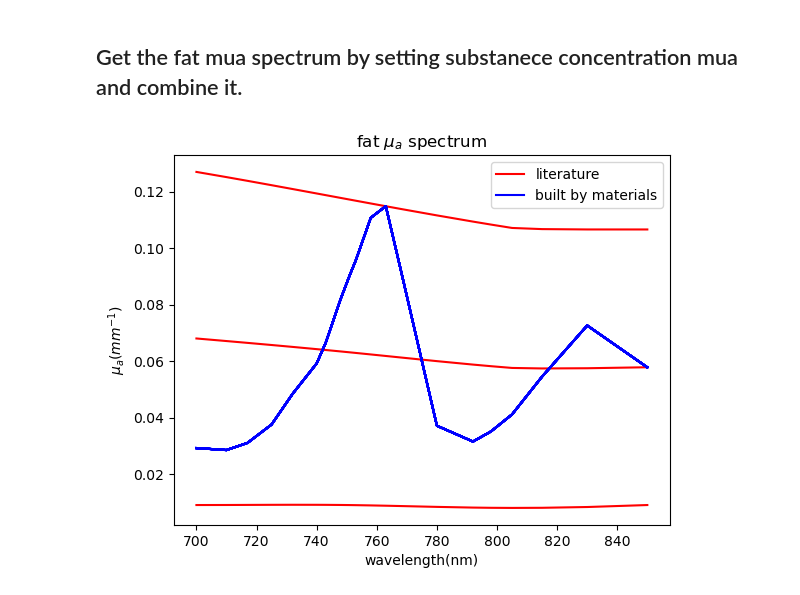
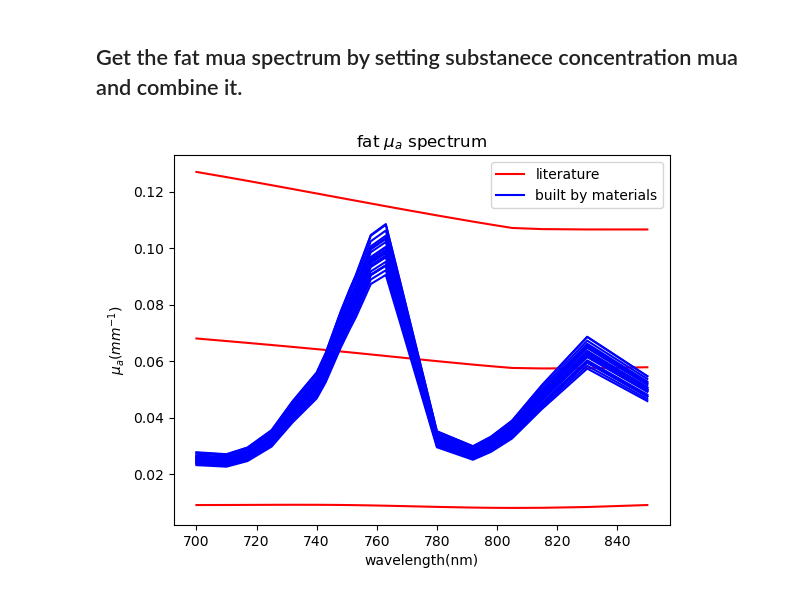
Before and after one commit to YHTsai9688/IJV_tissueChange, a Jupyter notebook: prediction_model/gen_tissue_with_blood_mua_spec.ipynb, the cells around one changed output. Saved outputs shown, nothing was run; the diff lists cells and outputs as text; code cells hidden in the pictures.

```diff
--- a/prediction_model/gen_tissue_with_blood_mua_spec.ipynb
+++ b/prediction_model/gen_tissue_with_blood_mua_spec.ipynb
@@ -77,17 +86,23 @@ water = file['water'].to_numpy()
 col = file['col'].to_numpy()
 mel = file['mel'].to_numpy()
 lipid = file['lipid'].to_numpy()
+base_col = col*2
 # %% [markdown]
 ## Get the muscle mua spectrum by setting substanece concentration mua and combine it.
 # %%
 # cal muscle ua
-blood_ratio = 0.015
+blood_ratio_m_list = [0.005, 0.015]
+
+
 muscle_mua = {}
 muscle_mua_plot = np.empty((len(bloodConc), len(SO2_used), len(used_wl)))
 for b_idx, blc in enumerate(bloodConc):
     muscle_mua_save = np.empty((len(SO2_used), len(used_wl)+1)) # record SO2 + wavelength
     for idx, SO2 in enumerate(SO2_used):
-        muscle_mua[f'{tissue}_mua_bloodConc_{blc}'] = (2.303*blood_ratio*blc*(hbo2*SO2+hb*(1-SO2))/64500 + 0.15*col + 0.8*water + 0.05*lipid)*0.1 # 0.1 cm->mm
+
+        blood_ratio = random.uniform(blood_ratio_m_list[0], blood_ratio_m_list[1])
+
+        muscle_mua[f'{tissue}_mua_bloodConc_{blc}'] = (2.303*blood_ratio*blc*(hbo2*SO2+hb*(1-SO2))/64500 + 0.8*col + 0.7*water + base_col)*0.1 # 0.1 cm->mm
         muscle_mua_plot[b_idx][idx] = muscle_mua[f'{tissue}_mua_bloodConc_{blc}']
         muscle_mua_save[idx] = np.array([SO2]+list(muscle_mua[f'{tissue}_mua_bloodConc_{blc}']))
     columns = ['SO2'] + [f'{wl}_nm' for wl in used_wl]
@@ -139,13 +154,24 @@ with open(os.path.join(path, f'{tissue}_mua_spectrum.json'), 'w') as f:
 ## Get the skin mua spectrum by setting substanece concentration mua and combine it.
 # %%
 # cal skin ua
-blood_ratio = 0.001
+blood_ratio_skin_list = [0.001, 0.005]
+f_water_bound_list = [0.66, 0.78] # [ min, max]
+f_mel_bound_list = [0.003, 0.006] # [min, max]
+f_col_bound_list = [0.1, 0.2] # [min, max]
+
 skin_mua = {}
 skin_mua_plot = np.empty((len(bloodConc), len(SO2_used), len(used_wl)))
 for b_idx, blc in enumerate(bloodConc):
     skin_mua_save = np.empty((len(SO2_used), len(used_wl)+1)) # record SO2 + wavelength
     for idx, SO2 in enumerate(SO2_used):
-        skin_mua[f'{tissue}_mua_bloodConc_{blc}'] = (2.303*blood_ratio*blc*((hbo2*SO2+hb*(1-SO2))/64500) + 0.15*col + 0.7*water + 0.01*mel)*0.1
+
+        f_water = random.uniform(f_water_bound_list[0], f_water_bound_list[1])
+        f_mel = random.uniform(f_mel_bound_list[0], f_mel_bound_list[1])
+        f_col = random.uniform(f_col_bound_list[0], f_col_bound_list[1])
+        blood_ratio = random.uniform(blood_ratio_skin_list[0], blood_ratio_skin_list[1])
+
+        skin_mua[f'{tissue}_mua_bloodConc_{blc}'] = (2.303* blood_ratio* blc* ((hbo2*SO2+hb*(1-SO2))/64500) +
+                                                     f_col* col + f_water* water + f_mel* mel)*0.1
         skin_mua_plot[b_idx][idx] = skin_mua[f'{tissue}_mua_bloodConc_{blc}']
         skin_mua_save[idx] = np.array([SO2]+list(skin_mua[f'{tissue}_mua_bloodConc_{blc}']))
     columns = ['SO2'] + [f'{wl}_nm' for wl in used_wl]
@@ -180,7 +206,7 @@ for blc in bloodConc:
     spec = pd.read_csv(os.path.join(path, f"{tissue}_mua_bloodConc_{blc}.csv"))
     spec = spec.to_numpy()
     for s_idx, SO2 in enumerate(SO2_used):
-        skin_mua_spec[f'{tissue}_bloodConc_{blc}_bloodSO2_{SO2}'] = list(spec[s_idx][1:]) # first element(0-index) represent SO2
+        skin_mua_spec[f'{tissue}_bloodSO2_{SO2}'] = list(spec[s_idx][1:]) # first element(0-index) represent SO2
 
 with open(os.path.join(path, f'{tissue}_mua_spectrum.json'), 'w') as f:
     json.dump(skin_mua_spec, f, indent=4)
@@ -188,38 +214,50 @@ with open(os.path.join(path, f'{tissue}_mua_spectrum.json'), 'w') as f:
 ## Get the fat mua spectrum by setting substanece concentration mua and combine it.
 # %%
 # cal fat ua
-blood_ratio = 0.0001
+blood_ratio_fat_list = [0.0001, 0.0005]
+
+f_water_bound_list = [0.1, 0.2] # [ min, max]
+f_fat_bound_list = [0.7, 0.85] # [min, max]
+
+
 fat_mua = {}
 fat_mua_plot = np.empty((len(bloodConc), len(SO2_used), len(used_wl)))
 for b_idx, blc in enumerate(bloodConc):
     fat_mua_save = np.empty((len(SO2_used), len(used_wl)+1)) # record SO2 + wavelength
     for idx, SO2 in enumerate(SO2_used):
-        fat_mua[f'{tissue}_mua_bloodConc_{blc}'] =(2.303*blood_ratio*blc*(hbo2*SO2+hb*(1-SO2))/64500 + 0.9*lipid + 0.1*water)*0.1
+
+        f_water = random.uniform(f_water_bound_list[0], f_water_bound_list[1])
+        f_fat = random.uniform(f_fat_bound_list[0], f_fat_bound_list[1])
+
+        blood_ratio = random.uniform(blood_ratio_fat_list[0], blood_ratio_fat_list[1])
+
+        fat_mua[f'{tissue}_mua_bloodConc_{blc}'] =(2.303*blood_ratio*blc*(hbo2*SO2+hb*(1-SO2))/64500
+                                                   + f_fat*lipid + f_water*water)*0.1
         fat_mua_plot[b_idx][idx] = fat_mua[f'{tissue}_mua_bloodConc_{blc}']
         fat_mua_save[idx] = np.array([SO2]+list(fat_mua[f'{tissue}_mua_bloodConc_{blc}']))
     columns = ['SO2'] + [f'{wl}_nm' for wl in used_wl]
     fat_mua_save = pd.DataFrame(fat_mua_save, columns=columns)
 
     fat_mua_save.to_csv(os.path.join( path, f"{tissue}_mua_bloodConc_{blc}.csv"), index=False)
 
 spec_numpy = pd.DataFrame(fat_mua_spec_literature).to_numpy()
 for i in range(spec_numpy.shape[0]):
     if i == 0:
         plt.plot(used_wl,spec_numpy[i], 'r', label='literature')
     else:
         plt.plot(used_wl,spec_numpy[i], 'r')
 for b_idx in range(len(bloodConc)):
     for s_idx in range(len(SO2_used)):
         if b_idx==0 and s_idx == 0:
             plt.plot(wl, fat_mua_plot[b_idx][s_idx], 'b', label=f'built by materials')
         else:
             plt.plot(wl, fat_mua_plot[b_idx][s_idx], 'b')
 plt.xlabel('wavelength(nm)')
 plt.ylabel("$\mu_a$($mm^{-1}$)")
 plt.title(f'{tissue} $\mu_a$ spectrum')
 plt.legend()
 plt.savefig(os.path.join(path,"pic", f'{tissue}_mua_spectrum.png'), dpi=300, format='png', bbox_inches='tight')
 plt.show()
 # %% [output]
-[figure, old version]
+[figure, new version]
 # %%
```
Also changed, not shown: parts of 6 cells of this notebook, 42 other files.
